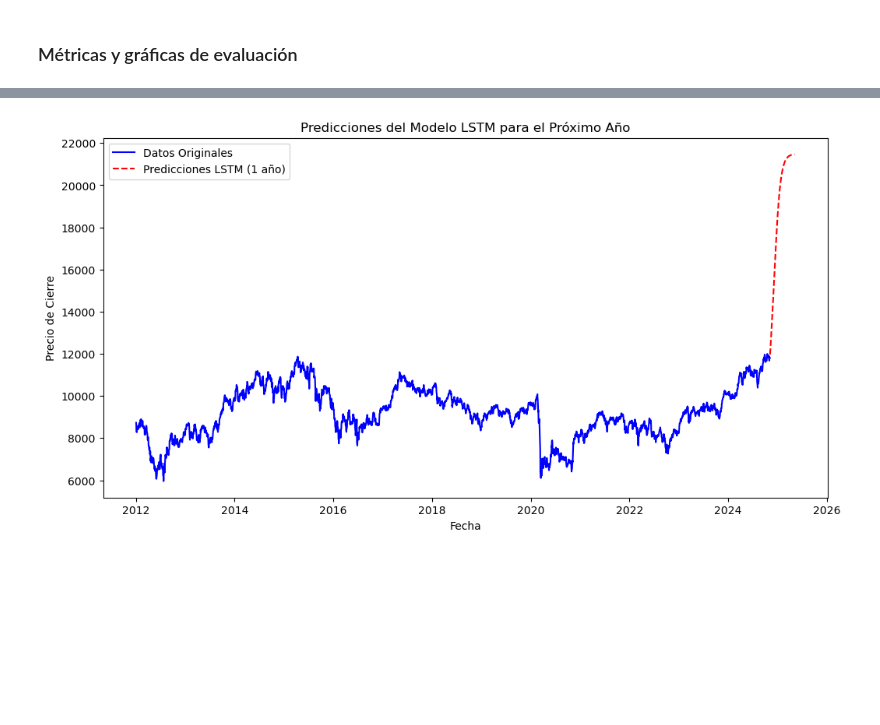
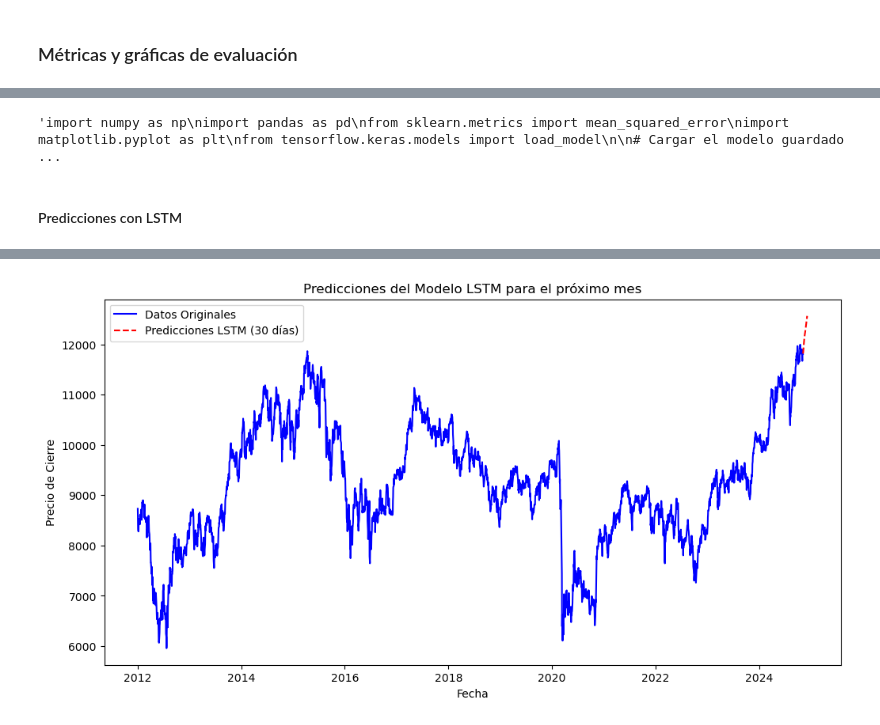
Before and after one commit to lauralardies/caso_practico_3, a Jupyter notebook: IBEX/modelos/LSTM.ipynb, the cells around one changed output, grey strips where cells are left out. Saved outputs shown, nothing was run; the diff lists cells and outputs as text; code cells hidden in the pictures; blank space fills up the shorter version.

```diff
--- a/IBEX/modelos/LSTM.ipynb
+++ b/IBEX/modelos/LSTM.ipynb
@@ -196,10 +214,71 @@ Coeficiente de determinación R² en prueba: 0.97
+# %%
+'''import numpy as np
+import pandas as pd
+from sklearn.metrics import mean_squared_error
+import matplotlib.pyplot as plt
+from tensorflow.keras.models import load_model
+
+# Cargar el modelo guardado
+load_path = "modelo_lstm_ibex.h5"
+model = load_model(load_path)
+
+# Definir las ventanas de predicción
+horizontes = [7, 30, 60]
+errores_rmse = []
+
+# Realizar el backtesting para cada ventana
+for horizonte in horizontes:
+    predictions = []
+    actual_values = []
+
+    # Iterar hacia atrás desde el final del conjunto de prueba
+    for i in range(horizonte, len(X_test)):
+        # Obtener la secuencia de prueba correspondiente
+        last_sequence = X_test[i - horizonte]
+
+        # Generar predicciones hacia adelante para el horizonte dado
+        pred = []
+        for _ in range(horizonte):
+            next_pred = model.predict(np.expand_dims(last_sequence, axis=0))
+            pred.append(next_pred[0][0])
+            last_sequence = np.vstack((last_sequence[1:], next_pred))
+
+        # Invertir la escala de las predicciones
+        pred_unscaled = scaler.inverse_transform(np.array(pred).reshape(-1, 1))
+        predictions.extend(pred_unscaled.flatten())
+
+        # Obtener los valores reales correspondientes
+        actual = scaler.inverse_transform(y_test[i - horizonte:i].reshape(-1, 1))
+        actual_values.extend(actual.flatten())
+
+    # Calcular el error RMSE
+    rmse = np.sqrt(mean_squared_error(actual_values, predictions))
+    errores_rmse.append(rmse)
+    print(f"RMSE para {horizonte} días: {rmse}")
+
+# Graficar el error vs. horizonte de predicción
+plt.figure(figsize=(10, 6))
+plt.plot(horizontes, errores_rmse, marker='o', linestyle='--', color='r')
+plt.xlabel('Horizonte de Predicción (días)')
+plt.ylabel('RMSE')
+plt.title('Error RMSE vs. Horizonte de Predicción')
+plt.grid()
+plt.show()'''
+# %% [output]
+'import numpy as np\nimport pandas as pd\nfrom sklearn.metrics import mean_squared_error\nimport matplotlib.pyplot as plt\nfrom tensorflow.keras.models import load_model\n\n# Cargar el modelo guardado ...
+# %% [markdown]
+#### Predicciones con LSTM
 # %%
 import numpy as np
 import pandas as pd
 import matplotlib.pyplot as plt
+from tensorflow.keras.models import load_model
+
+load_path = "modelo_lstm_ibex.h5"
+model = load_model(load_path)
 
 # Número de días a predecir (un año completo)
-prediction_days = 365
+prediction_days = 30
 
 # Crear una lista para almacenar las predicciones
 predictions = []
@@ -229,10 +308,10 @@ predictions_df = pd.DataFrame(data=predictions_unscaled, index=future_dates, col
 # Graficar los resultados
 plt.figure(figsize=(12, 6))
 plt.plot(df['Close'], label='Datos Originales', color='blue')
-plt.plot(predictions_df, label='Predicciones LSTM (1 año)', color='red', linestyle='--')
+plt.plot(predictions_df, label='Predicciones LSTM (30 días)', color='red', linestyle='--')
 plt.xlabel('Fecha')
 plt.ylabel('Precio de Cierre')
-plt.title('Predicciones del Modelo LSTM para el Próximo Año')
+plt.title('Predicciones del Modelo LSTM para el próximo mes')
 plt.legend()
 plt.show()
 # %% [output]
@@ -256 +336 @@ plt.show()
-[figure, old version]
+[figure, new version]
```
Also changed, not shown: parts of 5 cells of this notebook, 1 other file.
